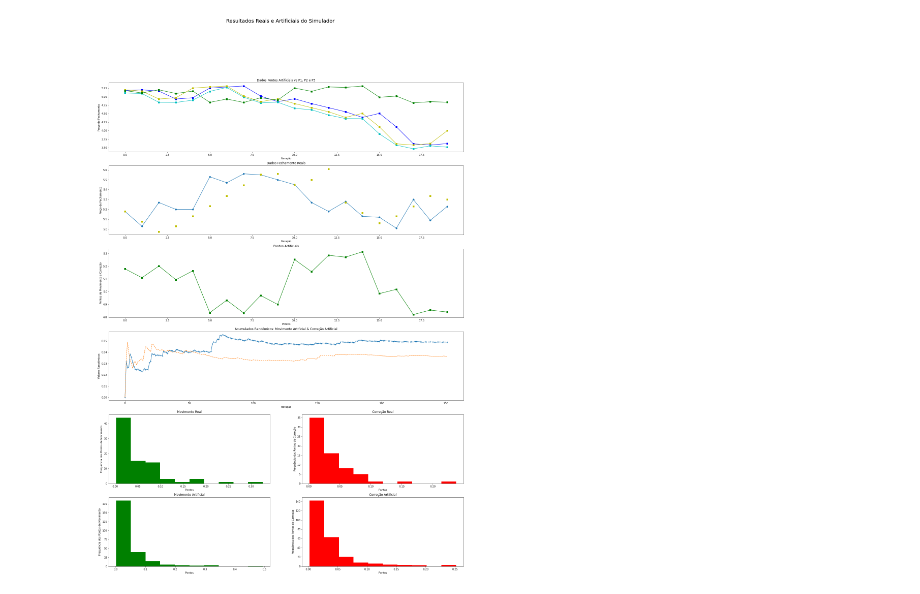
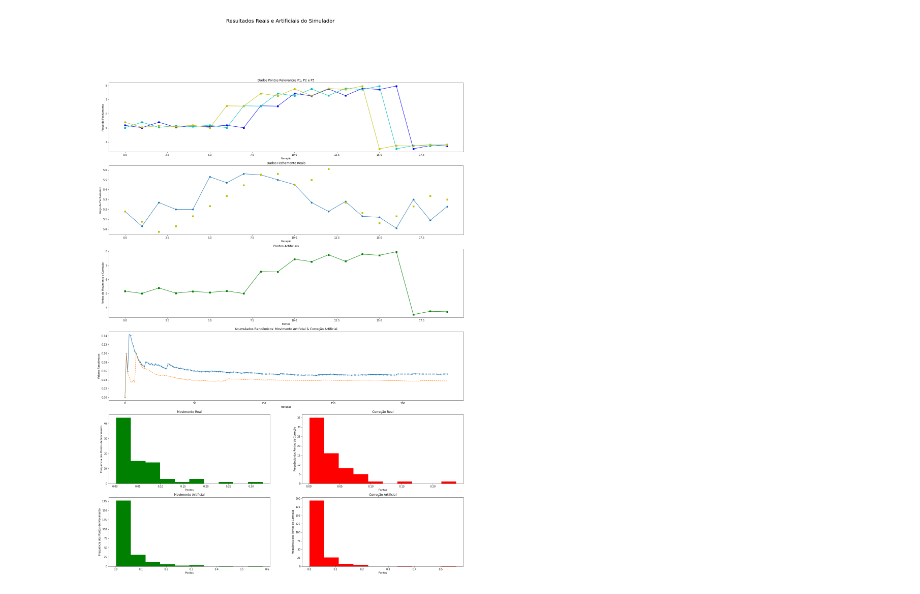
Before and after one commit to cgionc/SimuladorBotAtivoFinanceiro, a Jupyter notebook: SimuladorSwingtradeCandle.ipynb, the cells around one changed output. Drawn from its saved outputs; the diff is of its cells as text; code cells hidden in the pictures.

```diff
--- a/SimuladorSwingtradeCandle.ipynb
+++ b/SimuladorSwingtradeCandle.ipynb
@@ -310,29 +310,30 @@ StopLoss = np.array([])
 StopGain = np.array([])
 #
 Saldo = 0.0
+SaldoAcumulado = np.array([])
 #
 for i in range(round(len(PontoArtificial)/3)):
   if i == 0:
-    #Operacao = ''
+    Operacao = ''
     #P1 = np.append(P1,Fechamento[0])
     P1 = np.append(P1,PontoArtificial[0])
     #P2 = np.append(P2,Fechamento[0])
     P2 = np.append(P2,PontoArtificial[1])
     #P3 = np.append(P3,Fechamento[0])
     P3 = np.append(P3,PontoArtificial[2])
+    Posicao = P1[0]
     #Gatilho = np.append(Gatilho,Fechamento[0])
     #StopLoss = np.append(StopLoss,Fechamento[0])
     #StopGain = np.append(StopGain,Fechamento[0])
-    print('\n Pontos Encontrados: P1=',P1[i],'P2=',P2[i],'P3=',P3[i])
+    #print('\n Pontos Encontrados: P1=',P1[i],'P2=',P2[i],'P3=',P3[i])
   else:
-    P1 = np.append(P1,PontoArtificial[2*i])
-    P2 = np.append(P2,PontoArtificial[2*i+1])
-    P3 = np.append(P3,PontoArtificial[2*i+2])
-    #P1 = np.append(P1,P3[i-1])
-    #P2 = np.append(P2,P1[i] * (1 + MovimentoArtificial[i-1]))
-    #P2 = np.append(P2,PontoArtificial[i-1])
-    #P3 = np.append(P3,P2[i] * (1 - CorrecaoArtificial[i-1]))
-    print('\n Pontos Encontrados: P1=',P1[i],'P2=',P2[i],'P3=',P3[i])
+    #P1 = np.append(P1,PontoArtificial[2*i])
+    #P2 = np.append(P2,PontoArtificial[2*i+1])
+    #P3 = np.append(P3,PontoArtificial[2*i+2])
+    P1 = np.append(P1,PontoArtificial[i+0])
+    P2 = np.append(P2,PontoArtificial[i+1])
+    P3 = np.append(P3,PontoArtificial[i+2])
+    #print('\n Pontos Encontrados: P1=',P1[i],'P2=',P2[i],'P3=',P3[i])
     #Gatilho = np.append(Gatilho,0.0)
     #StopLoss = np.append(StopLoss,0.0)
     #StopGain = np.append(StopGain,0.0)
@@ -341,62 +342,68 @@ for i in range(round(len(PontoArtificial)/3)):
     #Posicao = P2[i-1] * (1 - MovimentoArtificial[i-1] * Fibonacci)
     PosicaoAnterior = Posicao
     Posicao = P2[i-1]
+    #Posicao = P2[i]
     print('\n Tentar Comprar em: ',Posicao)
     Gatilho = np.append(Gatilho,Posicao)
+    # Sair da Operação por Reverter Tendência
     if Operacao == 'Vendido':
-        Ganho = PosicaoAnterior - Posicao
-        print('\n Comprar para Ganho',Operacao,' de ',Ganho)
+        Sair = PosicaoAnterior - Posicao
+        print('\n Comprar para Sair da Reversão de Tendência ',Operacao,' com ',Sair)
         SL = 0.0
         SG = 0.0
         Posicao = 0.0
-        Saldo = Saldo + Ganho
+        Saldo = Saldo + Sair
         print('\n Saldo Parcial = ',Saldo)
         Operacao = 'Observando'
     else:
-      if P2[i] > Posicao:
+      if P3[i] > Posicao:
         Operacao = 'Comprado'
-        SL = P1[i]
+        #SL = P1[i]
+        SL = P2[i]
         #SG = Posicao * (1 + MovimentoArtificial[i-1])
         SG = P1[i] * (1 + MovimentoArtificial[i-1])
         StopLoss = np.append(StopLoss,SL)
         StopGain = np.append(StopGain,SG)
         print('\n Comprado em ',Posicao,' Stop Loss: ',SL,' Stop Gain: ',SG)
       else:
-          print('\n Desistir da Compra')
+          print('\n Desistiu da Compra')
   # Entrar na Venda se Tendência de Baixa
   else:
     if P2[i-1] < P1[i-1] and P3[i-1] > P2[i-1] and P3[i-1] < P1[i-1] and Operacao != 'Vendido':
       #Posicao = P2[i] * (1 + CorrecaoArtificial[i-1] * Fibonacci)
       PosicaoAnterior = Posicao
       Posicao = P2[i-1]
+      #Posicao = P2[i]
       print('\n Tentar Vender em: ',Posicao)
       Gatilho = np.append(Gatilho,Posicao)
+      # Sair da Operação por Reverter Tendência
       if Operacao == 'Comprado':
-        Ganho = Posicao - PosicaoAnterior
-        print('\n Vender para Ganho',Operacao,' de ',Ganho)
+        Sair = Posicao - PosicaoAnterior
+        print('\n Vender para Sair da Reversão de Tendência ',Operacao,' com ',Sair)
         SL = 0.0
         SG = 0.0
         Posicao = 0.0
-        Saldo = Saldo + Ganho
-        print('Saldo Parcial = ',Saldo)
+        Saldo = Saldo + Sair
+        print('\n Saldo Parcial = ',Saldo)
         Operacao = 'Observando'
       else:
-        if P2[i] < Posicao:
+        if P3[i] < Posicao:
           Operacao = 'Vendido'
-          SL = P1[i]
+          #SL = P1[i]
+          SL = P2[i]
           #SG = Posicao * (1 - CorrecaoArtificial[i-1])
           SG = P1[i] * (1 - CorrecaoArtificial[i-1])
           StopLoss = np.append(StopLoss,SL)
           StopGain = np.append(StopGain,SG)
           print('\n Vendido em ',Posicao,' Stop Loss: ',SL,' Stop Gain: ',SG)
         else:
-          print('\n Desistir da Venda')
+          print('\n Desistiu da Venda')
     else:
       print('\n Observar')
   #
-
+  print('\n Pontos Encontrados: P1=',P1[i],'P2=',P2[i],'P3=',P3[i])
   #
-  # Verificar se houve Perda ou Ganho
+  # Verificar se houve Perda ou Ganho por SL ou SG
   if Operacao == 'Comprado':
     if P1[i] < SL or P2[i] < SL or P3[i] < SL:
       Perda = SL - Posicao
@@ -441,7 +448,8 @@ for i in range(round(len(PontoArtificial)/3)):
           Operacao = 'Observando'
     #
     else:
-      print('\nSaldo = ',Saldo)
+      SaldoAcumulado = np.append(SaldoAcumulado,Saldo)
+      print('\nSaldo Acumulado = ',SaldoAcumulado)
 #
 ####################################################
 #TODO: Verificar porque os dados randômicos não estão gerando valores acompanhando as máximas do ativo
@@ -457,9 +465,9 @@ axs2 = fig.add_subplot(spec[2, :])
 axs3 = fig.add_subplot(spec[3, :])
 #
 #axs0.plot(P1[0:AmostraPiloto],'sy',P2[0:AmostraPiloto],'sy',P3[0:AmostraPiloto],'sy',Gatilho[0:AmostraPiloto],'sg',StopLoss[0:AmostraPiloto],'sr',StopGain[0:AmostraPiloto],'sb')
-axs0.plot(P1[0:AmostraPiloto],'s-b',P2[0:AmostraPiloto],'s-c',P3[0:AmostraPiloto],'s-y',PontoArtificial[0:AmostraPiloto],'-sg')
+axs0.plot(P1[0:AmostraPiloto],'s-b',P2[0:AmostraPiloto],'s-c',P3[0:AmostraPiloto],'s-y')
 #axs0.plot(SARParabolic[0:AmostraPiloto],'sy',P1[0:AmostraPiloto],'sg',P2[0:AmostraPiloto],'sr',P3[0:AmostraPiloto],'sb')
-axs0.set_title('Dados Pontos Artificiais vs P1, P2 e P3')
+axs0.set_title('Dados Pontos Relevantes P1, P2 e P3')
 axs0.set_xlabel('Iteração')
 axs0.set_ylabel('Preço de Fechamento')
 #
@@ -528 +536 @@ Saldo =  0.0
-[figure, old version]
+[figure, new version]
```
Also changed, not shown: parts of 1 cell of this notebook.
